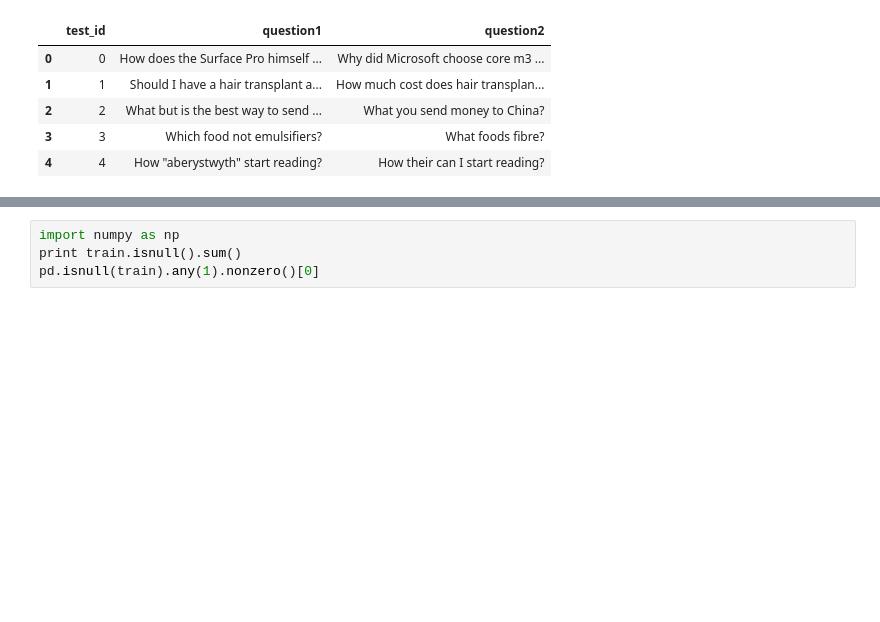
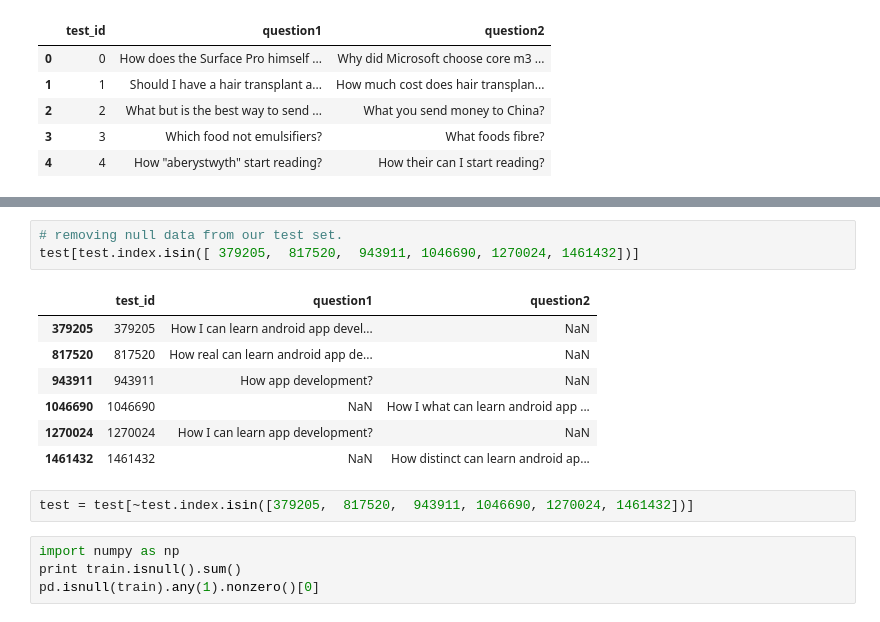
Before and after one commit to cardosel/Detect-Duplicate-Questions, a Jupyter notebook: Detecting-Duplicates-EDA.ipynb, the cells around one changed output, grey strips where cells are left out. Cells and saved outputs as stored; diff of their text form; blank space fills up the shorter version.

```diff
--- a/Detecting-Duplicates-EDA.ipynb
+++ b/Detecting-Duplicates-EDA.ipynb
@@ -53,3 +68,16 @@ None
+# %%
+# removing null data from our test set.
+test[test.index.isin([ 379205,  817520,  943911, 1046690, 1270024, 1461432])]
+# %% [output]
+|  | test_id | question1 | question2 |
+| 379205 | 379205 | How I can learn android app devel... | NaN |
+| 817520 | 817520 | How real can learn android app de... | NaN |
+| 943911 | 943911 | How app development? | NaN |
+| 1046690 | 1046690 | NaN | How I what can learn android app ... |
+| 1270024 | 1270024 | How I can learn app development? | NaN |
+| 1461432 | 1461432 | NaN | How distinct can learn android ap... |
+# %%
+test = test[~test.index.isin([379205,  817520,  943911, 1046690, 1270024, 1461432])]
 # %%
 import numpy as np
 print train.isnull().sum()
```
Also changed, not shown: parts of 9 cells of this notebook.
